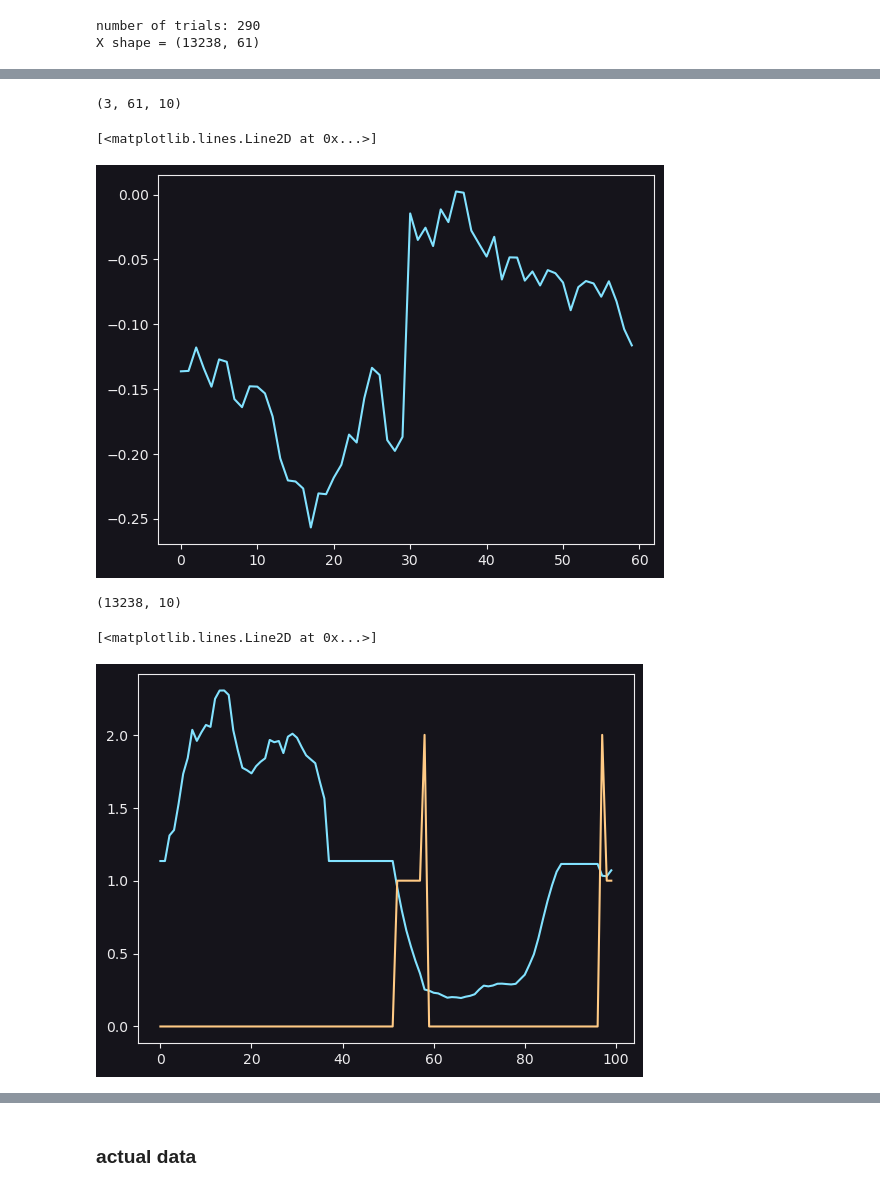
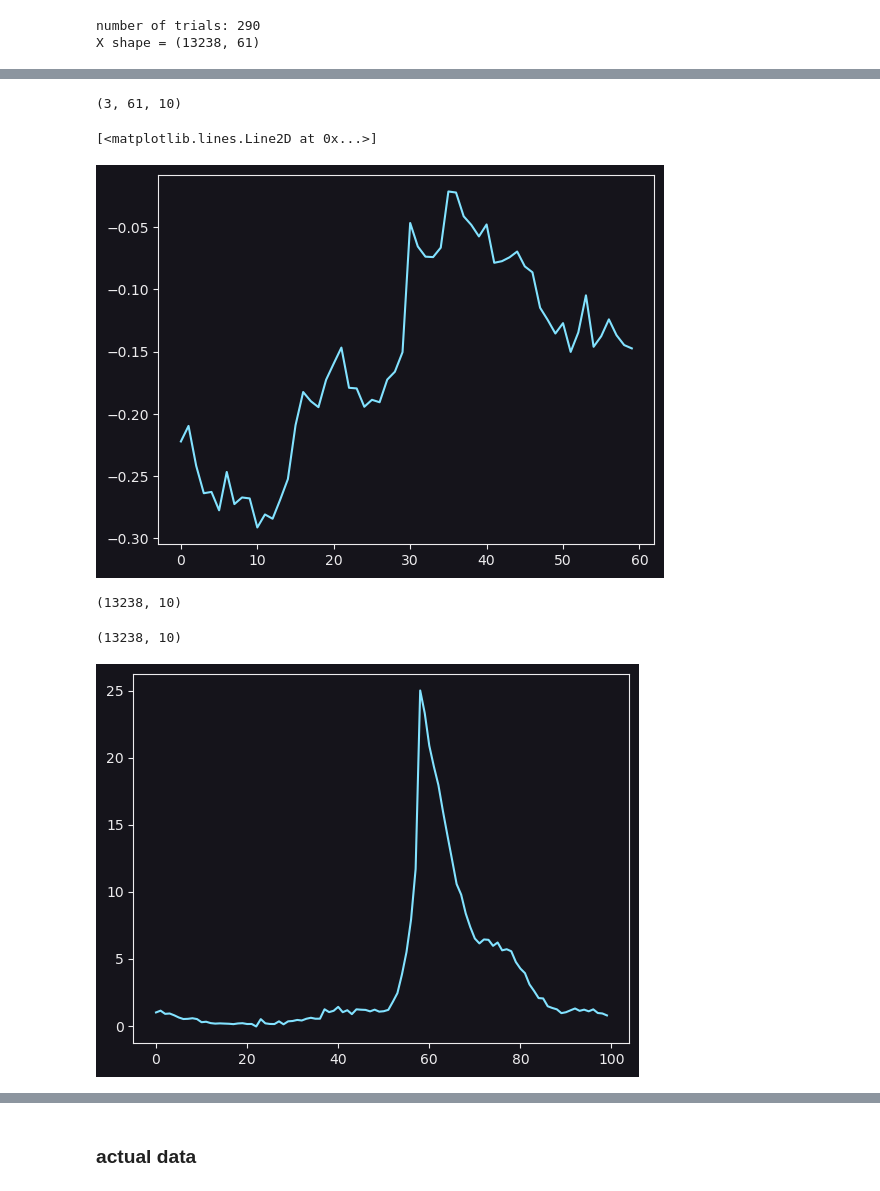
Before and after one commit to thejuc/towers_glm_hmm, a Jupyter notebook: glm_hmm_test.ipynb, the cells around one changed output, grey strips where cells are left out. Drawn from its saved outputs; the diff is of its cells as text; code cells hidden in the pictures.

```diff
--- a/glm_hmm_test.ipynb
+++ b/glm_hmm_test.ipynb
@@ -110,9 +111,10 @@ X shape = (13238, 61)
 # Generating states for simulation
 np.random.seed(0)
 n_states = 3
-t_init = np.array([1.2, 0.7, 0.7])
+t_init = np.array([1.4, 0.7, 0.7])[:n_states]
 T_sim = np.array([dirichlet(np.roll(t_init**(n+1), n)).rvs()[0] for n in range(n_states)])
-dist_init = np.array([0.8, 0.1, 0.1])
+dist_init = np.array([0.8, 0.1, 0.1])[:n_states]
+dist_init /= dist_init.sum()
 sim_states = np.ones(trial_indices.size).astype(int)
 for i in range(sim_states.size):
     if i == 0:
@@ -141,6 +143,6 @@ transition matrix:
 # %%
 # generating parameters for each state for each neuron
-np.random.seed(20)
+np.random.seed(0)
 n_filters = 2
 theta_sim = np.empty((n_states, filt_len*n_filters+1, n_neurons))
 for n in range(n_neurons):
@@ -160,23 +162,24 @@ plt.plot(theta_sim[0, :-1, 1])
 # %% [output]
 (3, 61, 10)
 [<matplotlib.lines.Line2D at 0x...>]
-[figure, old version]
+[figure, new version]
 # %%
 # generating spike rate data
 y_sim = []
 for trial in np.unique(trial_id):
     x_idx = np.argwhere(trial_id==trial)
     y_sim.append(np.squeeze(X[x_idx] @ theta_sim[sim_states[trial]]))
 
-y_sim = np.exp(np.vstack(y_sim))
+y_sim = np.exp(np.vstack(y_sim)) + np.random.normal(0, .1, size = (X.shape[0], n_neurons))
 print(y_sim.shape)
 theta_sim.shape
 plt.plot(y_sim[:100, 0])
-plt.plot(X[:100, -2])
+# plt.plot(X[:100, -2])
+y_sim.shape
 # %% [output]
 (13238, 10)
-[<matplotlib.lines.Line2D at 0x...>]
+(13238, 10)
-[figure, old version]
+[figure, new version]
 # %%
 #initial glm with no states to estimate weights
 theta_init = np.empty(theta_sim[0].shape)
```
Also changed, not shown: parts of 9 cells of this notebook.
